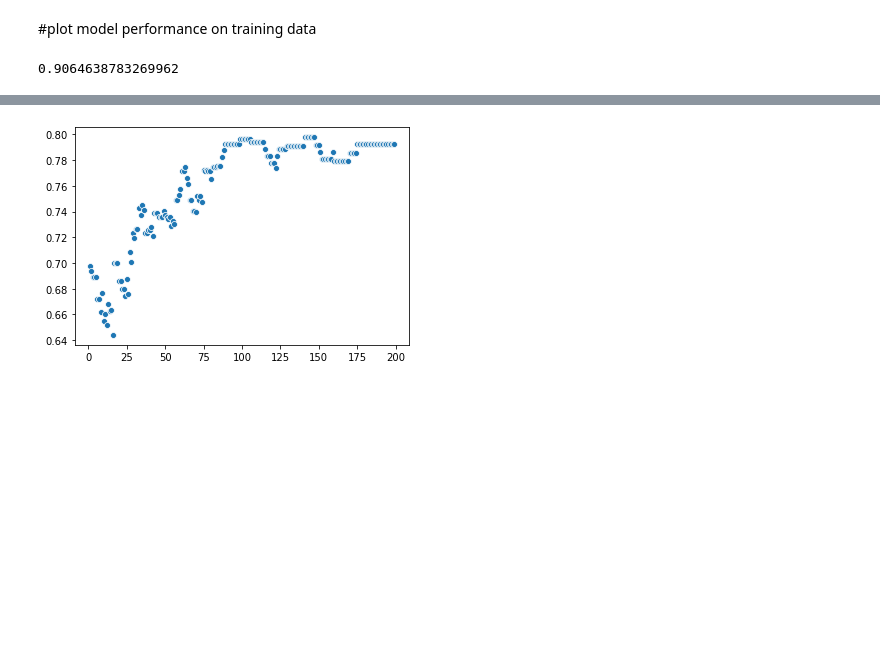
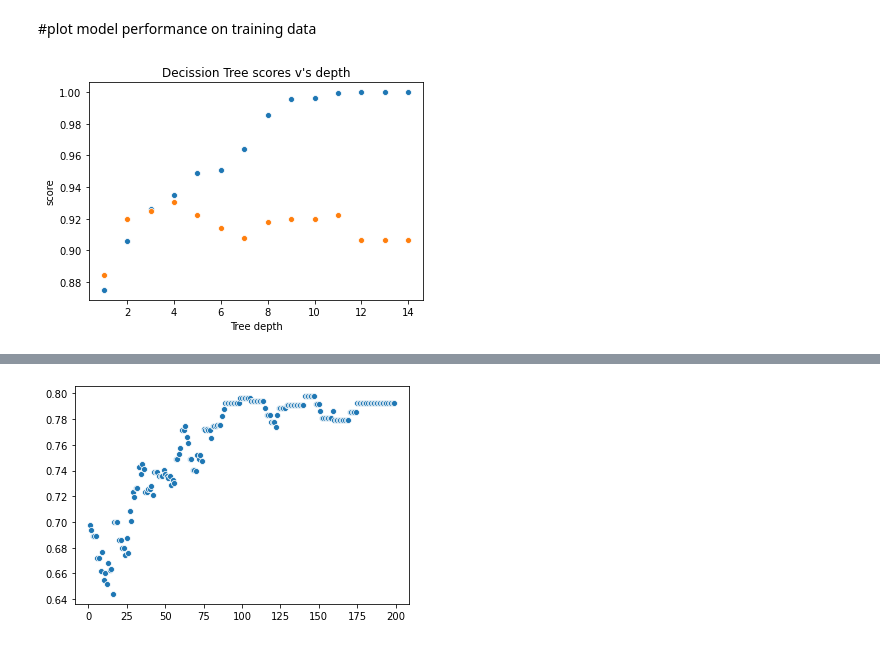
Before and after one commit to tnankie/Project-Daybreak, a Jupyter notebook: Stats.ipynb, the cells around one changed output, grey strips where cells are left out. Cells and saved outputs as stored; diff of their text form; code cells hidden in the pictures; blank space fills up the shorter version.

```diff
--- a/Stats.ipynb
+++ b/Stats.ipynb
@@ -563,13 +563,28 @@ finally ensemble method.
 # %%
 from sklearn.model_selection import cross_val_score
 from sklearn.tree import DecisionTreeClassifier
-clf = DecisionTreeClassifier(random_state=42)
+plot_x = range(1,15)
+scores = []
+test = []
+for k in plot_x:
+    clf = DecisionTreeClassifier(max_depth = k, random_state=42)
 #cross_val_score(clf, iris.data, iris.target, cv=10)
 
-clf.fit(x_train, y_train)
-clf.score(x_test, y_test)
+    clf.fit(x_train, y_train)
+    clf.score(x_test, y_test)
+    scores.append(clf.score(x_train, y_train))
+    test.append(clf.score(x_test, y_test))
+sns.scatterplot(x= plot_x, y = scores)
+plt.title("Decission Tree train scores v's depth")
+plt.xlabel("Tree depth")
+plt.ylabel("training score")
+sns.scatterplot(x= plot_x, y = test)
+plt.title("Decission Tree scores v's depth")
+plt.xlabel("Tree depth")
+plt.ylabel("score")
+plt.show()
 # %% [output]
-0.9064638783269962
+[figure, added]
 # %%
 from sklearn.ensemble import GradientBoostingClassifier
 from sklearn.model_selection import train_test_split
```
Also changed, not shown: parts of 1 cell of this notebook.
